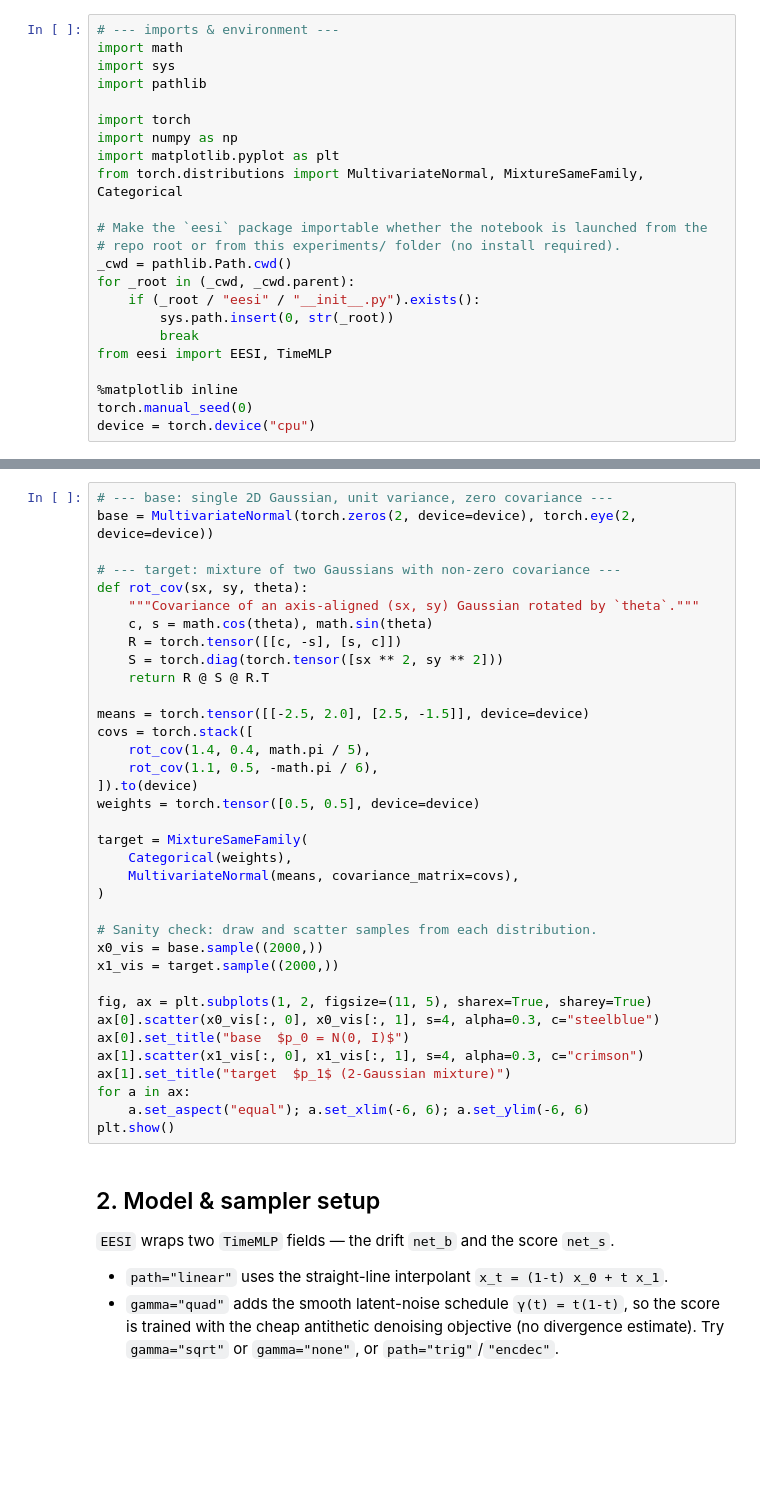
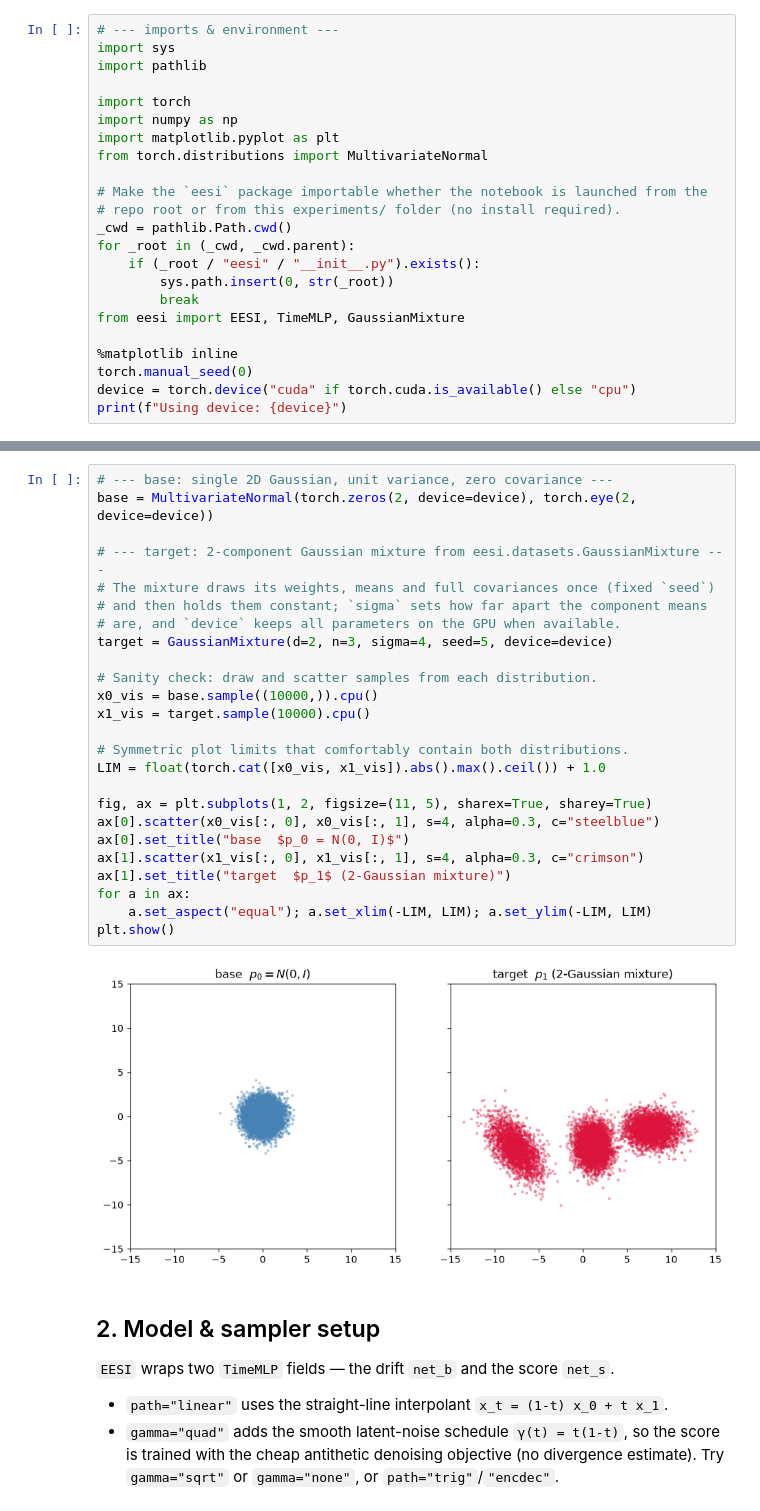
Before and after one commit to Rauscher-Group/eesi, a Jupyter notebook: experiments/interpolant_demo.ipynb, the cells around one changed output, grey strips where cells are left out. Saved outputs shown, nothing was run; the diff lists cells and outputs as text; blank space fills up the shorter version.

```diff
--- a/experiments/interpolant_demo.ipynb
+++ b/experiments/interpolant_demo.ipynb
@@ -20,13 +20,12 @@ then integrates the learned probability-flow ODE from `t=0` (base) to `t=1`
 # %%
 # --- imports & environment ---
-import math
 import sys
 import pathlib
 
 import torch
 import numpy as np
 import matplotlib.pyplot as plt
-from torch.distributions import MultivariateNormal, MixtureSameFamily, Categorical
+from torch.distributions import MultivariateNormal
 
 # Make the `eesi` package importable whether the notebook is launched from the
 # repo root or from this experiments/ folder (no install required).
@@ -35,8 +34,9 @@ for _root in (_cwd, _cwd.parent):
     if (_root / "eesi" / "__init__.py").exists():
         sys.path.insert(0, str(_root))
         break
-from eesi import EESI, TimeMLP
+from eesi import EESI, TimeMLP, GaussianMixture
 
 %matplotlib inline
 torch.manual_seed(0)
-device = torch.device("cpu")
+device = torch.device("cuda" if torch.cuda.is_available() else "cpu")
+print(f"Using device: {device}")
@@ -48,39 +53,30 @@ components are rotated (correlated) ellipses.
 # %%
 # --- base: single 2D Gaussian, unit variance, zero covariance ---
 base = MultivariateNormal(torch.zeros(2, device=device), torch.eye(2, device=device))
 
-# --- target: mixture of two Gaussians with non-zero covariance ---
-def rot_cov(sx, sy, theta):
-    """Covariance of an axis-aligned (sx, sy) Gaussian rotated by `theta`."""
-    c, s = math.cos(theta), math.sin(theta)
-    R = torch.tensor([[c, -s], [s, c]])
-    S = torch.diag(torch.tensor([sx ** 2, sy ** 2]))
-    return R @ S @ R.T
-
-means = torch.tensor([[-2.5, 2.0], [2.5, -1.5]], device=device)
-covs = torch.stack([
-    rot_cov(1.4, 0.4, math.pi / 5),
-    rot_cov(1.1, 0.5, -math.pi / 6),
-]).to(device)
-weights = torch.tensor([0.5, 0.5], device=device)
-
-target = MixtureSameFamily(
-    Categorical(weights),
-    MultivariateNormal(means, covariance_matrix=covs),
-)
+# --- target: 2-component Gaussian mixture from eesi.datasets.GaussianMixture ---
+# The mixture draws its weights, means and full covariances once (fixed `seed`)
+# and then holds them constant; `sigma` sets how far apart the component means
+# are, and `device` keeps all parameters on the GPU when available.
+target = GaussianMixture(d=2, n=3, sigma=4, seed=5, device=device)
 
 # Sanity check: draw and scatter samples from each distribution.
-x0_vis = base.sample((2000,))
-x1_vis = target.sample((2000,))
+x0_vis = base.sample((10000,)).cpu()
+x1_vis = target.sample(10000).cpu()
+
+# Symmetric plot limits that comfortably contain both distributions.
+LIM = float(torch.cat([x0_vis, x1_vis]).abs().max().ceil()) + 1.0
 
 fig, ax = plt.subplots(1, 2, figsize=(11, 5), sharex=True, sharey=True)
 ax[0].scatter(x0_vis[:, 0], x0_vis[:, 1], s=4, alpha=0.3, c="steelblue")
 ax[0].set_title("base  $p_0 = N(0, I)$")
 ax[1].scatter(x1_vis[:, 0], x1_vis[:, 1], s=4, alpha=0.3, c="crimson")
 ax[1].set_title("target  $p_1$ (2-Gaussian mixture)")
 for a in ax:
-    a.set_aspect("equal"); a.set_xlim(-6, 6); a.set_ylim(-6, 6)
+    a.set_aspect("equal"); a.set_xlim(-LIM, LIM); a.set_ylim(-LIM, LIM)
 plt.show()
+# %% [output]
+[figure, added]
 # %% [markdown]
 ## 2. Model & sampler setup
 
```
Also changed, not shown: parts of 16 cells of this notebook, 1 other file.
